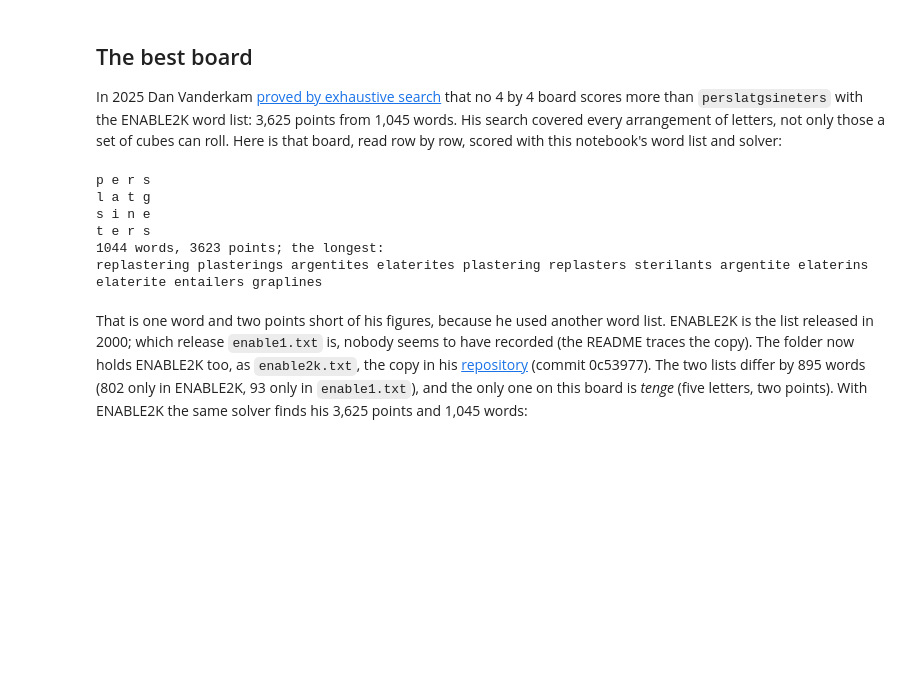
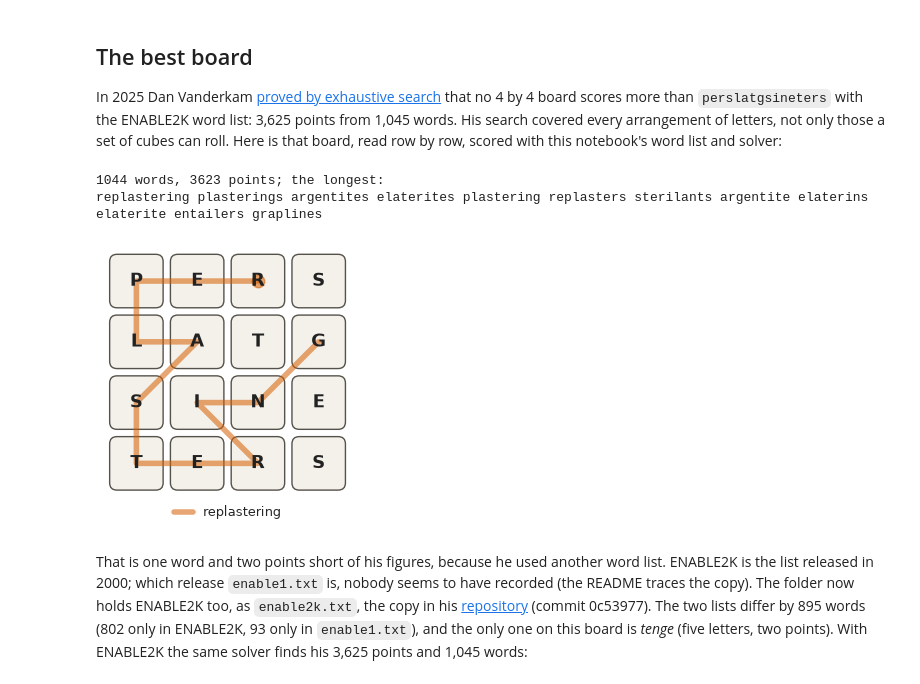
Before and after one commit to arclabs561/games, a Jupyter notebook: boggle/boggle.ipynb, the cells around one changed output. Drawn from its saved outputs; the diff is of its cells as text; code cells hidden in the pictures; blank space fills up the shorter version.

```diff
--- a/boggle/boggle.ipynb
+++ b/boggle/boggle.ipynb
@@ -114,11 +139,20 @@ The dictionary is ENABLE, a permissive word-game list rather than an official to
 # %%
 from boggle.board import get_words, load_words, points
 
-words = load_words('enable1.txt', sha256='a392640f14602fcbb36779eb6671d170260c06d43f41c16383e7f0e35b221b4a')
+words = load_words(
+    "enable1.txt", sha256="a392640f14602fcbb36779eb6671d170260c06d43f41c16383e7f0e35b221b4a"
+)
 trie = make_trie(w for w in words if len(w) >= 3)
 found = sorted(get_words(board, trie), key=lambda w: (-len(w), w))
-print(len(words), 'dictionary words;', len(found), 'on this board, worth', sum(map(points, found)), 'points:')
-print(' '.join(found))
+print(
+    len(words),
+    "dictionary words;",
+    len(found),
+    "on this board, worth",
+    sum(map(points, found)),
+    "points:",
+)
+print(" ".join(found))
 # %% [output]
 172820 dictionary words; 183 on this board, worth 284 points:
 traveler raveler travels enamor manses martyr mavens morass morays navels ravels ravens revels romans selvas senary smarty tassel travel traves amort anele avens elver elves essay evens every lever ma ...
@@ -421,18 +561,16 @@ In 2025 Dan Vanderkam [proved by exhaustive search](https://www.danvk.org/2025/0
 # %%
 from boggle.board import parse_board, score
 
-best = parse_board('perslatgsineters')
+best = parse_board("perslatgsineters")
 best_words = sorted(get_words(best, trie), key=lambda w: (-len(w), w))
-print('\n'.join(' '.join(row) for row in best))
-print(len(best_words), 'words,', score(best, trie), 'points; the longest:')
-print(' '.join(best_words[:12]))
+print(len(best_words), "words,", score(best, trie), "points; the longest:")
+print(" ".join(best_words[:12]))
+draw_board(best, [best_words[0]])
+plt.show()
 # %% [output]
-p e r s
-l a t g
-s i n e
-t e r s
 1044 words, 3623 points; the longest:
 replastering plasterings argentites elaterites plastering replasters sterilants argentite elaterins elaterite entailers graplines
+[figure, added]
 # %% [markdown]
 That is one word and two points short of his figures, because he used another word list. ENABLE2K is the list released in 2000; which release `enable1.txt` is, nobody seems to have recorded (the README traces the copy). The folder now holds ENABLE2K too, as `enable2k.txt`, the copy in his [repository](https://github.com/danvk/hybrid-boggle/blob/main/wordlists/enable2k.txt) (commit 0c53977). The two lists differ by 895 words (802 only in ENABLE2K, 93 only in `enable1.txt`), and the only one on this board is *tenge* (five letters, two points). With ENABLE2K the same solver finds his 3,625 points and 1,045 words:
 # %%
```
Also changed, not shown: parts of 41 cells of this notebook, 23 other files.
